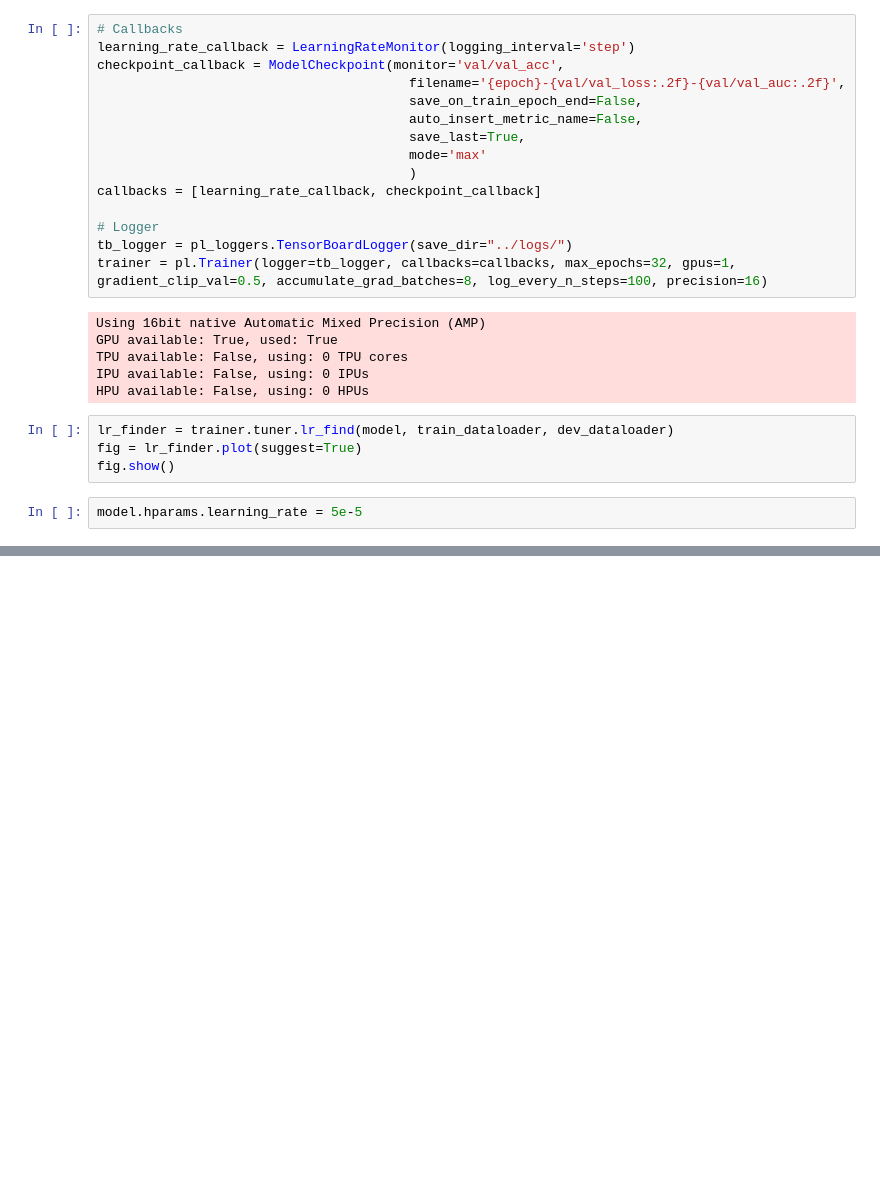
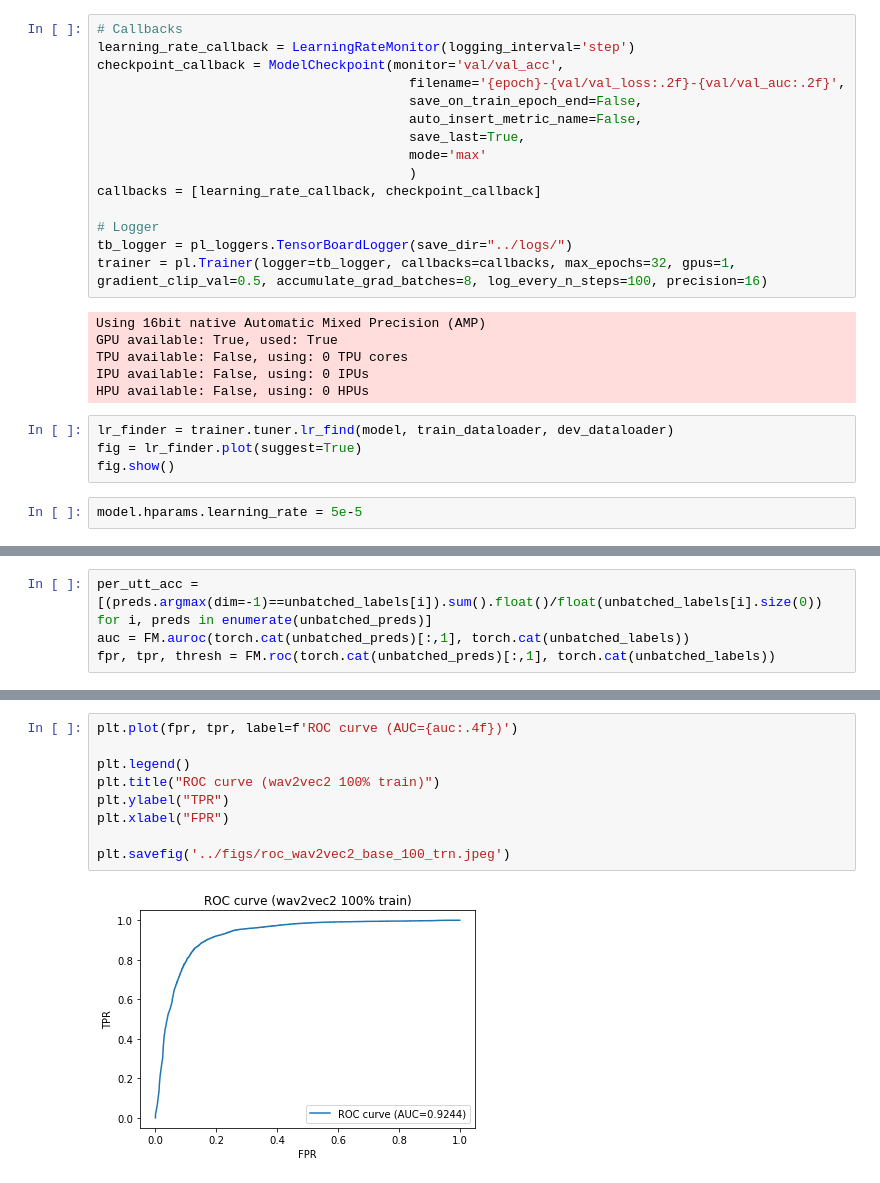
Before and after one commit to GeoffreyFrost/code-switched-language-diarization, a Jupyter notebook: notebooks/model_tinker.ipynb, the cells around one changed output, grey strips where cells are left out. Drawn from its saved outputs; the diff is of its cells as text; blank space fills up the shorter version.

```diff
--- a/notebooks/model_tinker.ipynb
+++ b/notebooks/model_tinker.ipynb
@@ -170,0 +226,4 @@ LOCAL_RANK: 0 - CUDA_VISIBLE_DEVICES: [0]
+# %%
+per_utt_acc = [(preds.argmax(dim=-1)==unbatched_labels[i]).sum().float()/float(unbatched_labels[i].size(0)) for i, preds in enumerate(unbatched_preds)]
+auc = FM.auroc(torch.cat(unbatched_preds)[:,1], torch.cat(unbatched_labels))
+fpr, tpr, thresh = FM.roc(torch.cat(unbatched_preds)[:,1], torch.cat(unbatched_labels))
@@ -170,0 +248,11 @@ LOCAL_RANK: 0 - CUDA_VISIBLE_DEVICES: [0]
+# %%
+plt.plot(fpr, tpr, label=f'ROC curve (AUC={auc:.4f})')
+
+plt.legend()
+plt.title("ROC curve (wav2vec2 100% train)")
+plt.ylabel("TPR")
+plt.xlabel("FPR")
+
+plt.savefig('../figs/roc_wav2vec2_base_100_trn.jpeg')
+# %% [output]
+[figure, added]
```
Also changed, not shown: parts of 17 cells of this notebook, 6 other files.
